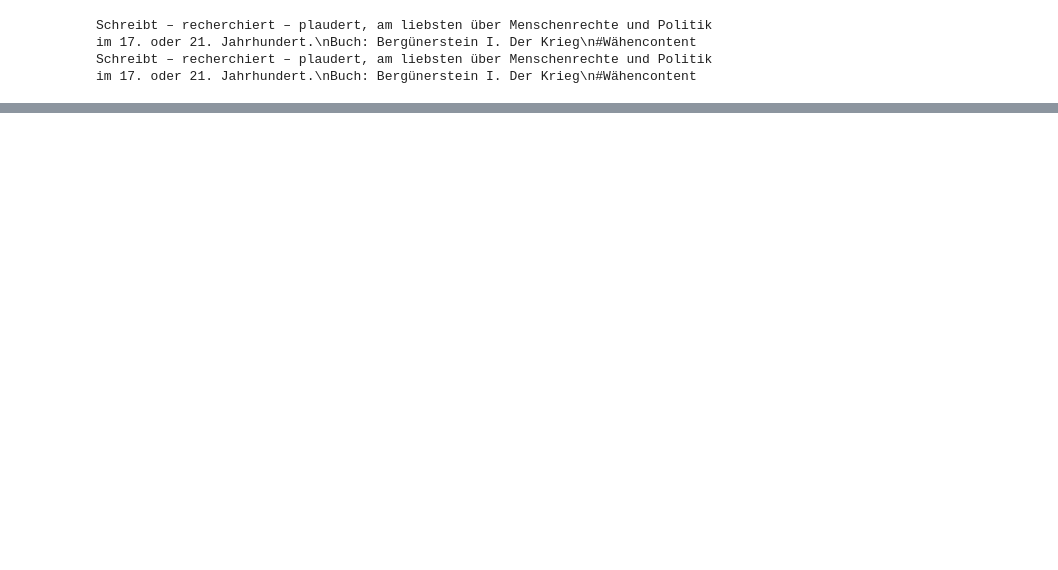
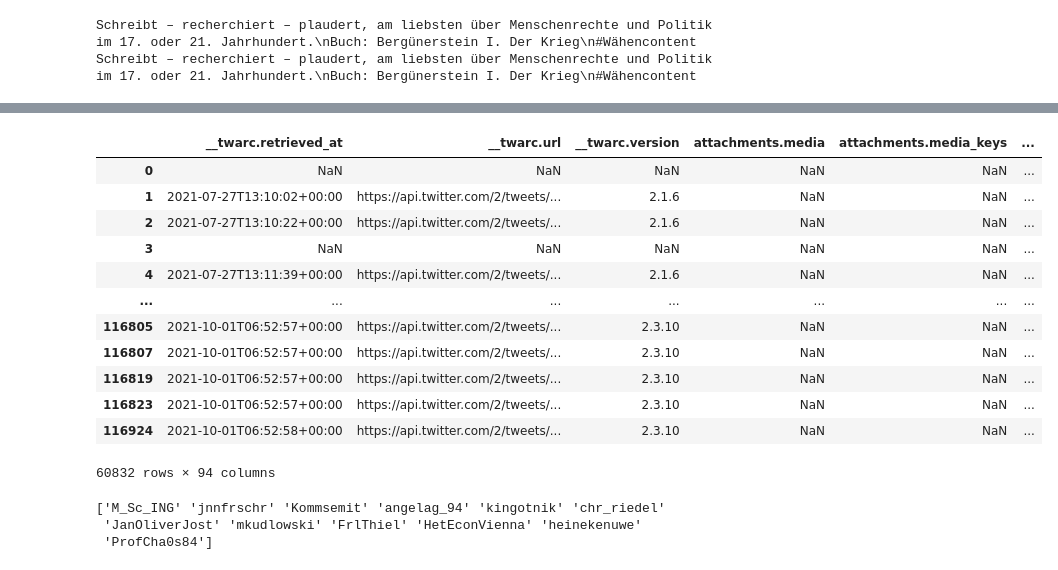
Before and after one commit to ahmadouw/IchBinHanna-Analysis, a Jupyter notebook: add_user_profiles.ipynb, the cells around one changed output, grey strips where cells are left out. Drawn from its saved outputs; the diff is of its cells as text; code cells hidden in the pictures; blank space fills up the shorter version.

```diff
--- a/add_user_profiles.ipynb
+++ b/add_user_profiles.ipynb
@@ -190,0 +180,24 @@ diff
+# %%
+final_df = pd.concat([merged_df,diff])
+# %%
+final_df
+# %% [output]
+|  | __twarc.retrieved_at | __twarc.url | __twarc.version | attachments.media | attachments.media_keys | ... |
+| 0 | NaN | NaN | NaN | NaN | NaN | ... |
+| 1 | 2021-07-27T13:10:02+00:00 | https://api.twitter.com/2/tweets/... | 2.1.6 | NaN | NaN | ... |
+| 2 | 2021-07-27T13:10:22+00:00 | https://api.twitter.com/2/tweets/... | 2.1.6 | NaN | NaN | ... |
+| 3 | NaN | NaN | NaN | NaN | NaN | ... |
+| 4 | 2021-07-27T13:11:39+00:00 | https://api.twitter.com/2/tweets/... | 2.1.6 | NaN | NaN | ... |
+| ... | ... | ... | ... | ... | ... | ... |
+| 116805 | 2021-10-01T06:52:57+00:00 | https://api.twitter.com/2/tweets/... | 2.3.10 | NaN | NaN | ... |
+| 116807 | 2021-10-01T06:52:57+00:00 | https://api.twitter.com/2/tweets/... | 2.3.10 | NaN | NaN | ... |
+| 116819 | 2021-10-01T06:52:57+00:00 | https://api.twitter.com/2/tweets/... | 2.3.10 | NaN | NaN | ... |
+| 116823 | 2021-10-01T06:52:57+00:00 | https://api.twitter.com/2/tweets/... | 2.3.10 | NaN | NaN | ... |
+| 116924 | 2021-10-01T06:52:58+00:00 | https://api.twitter.com/2/tweets/... | 2.3.10 | NaN | NaN | ... |
+60832 rows × 94 columns
+# %%
+print(pd.unique(diff['author.username']))
+# %% [output]
+['M_Sc_ING' 'jnnfrschr' 'Kommsemit' 'angelag_94' 'kingotnik' 'chr_riedel'
+ 'JanOliverJost' 'mkudlowski' 'FrlThiel' 'HetEconVienna' 'heinekenuwe'
+ 'ProfCha0s84']
```
Also changed, not shown: parts of 28 cells of this notebook, 5 other files.
